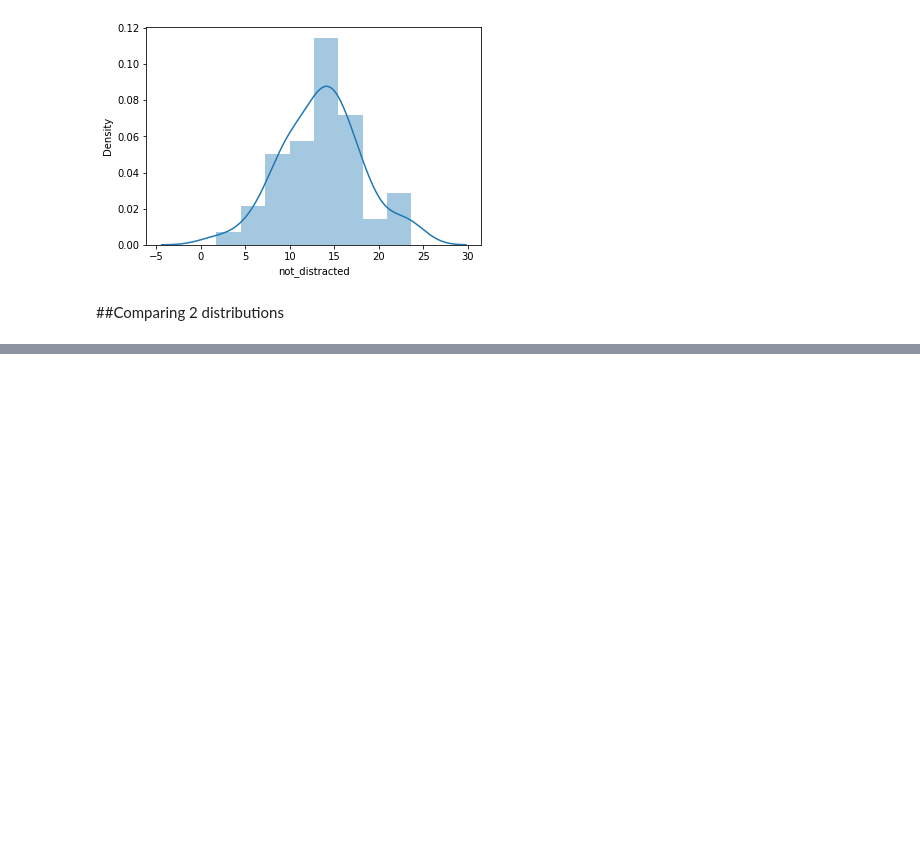
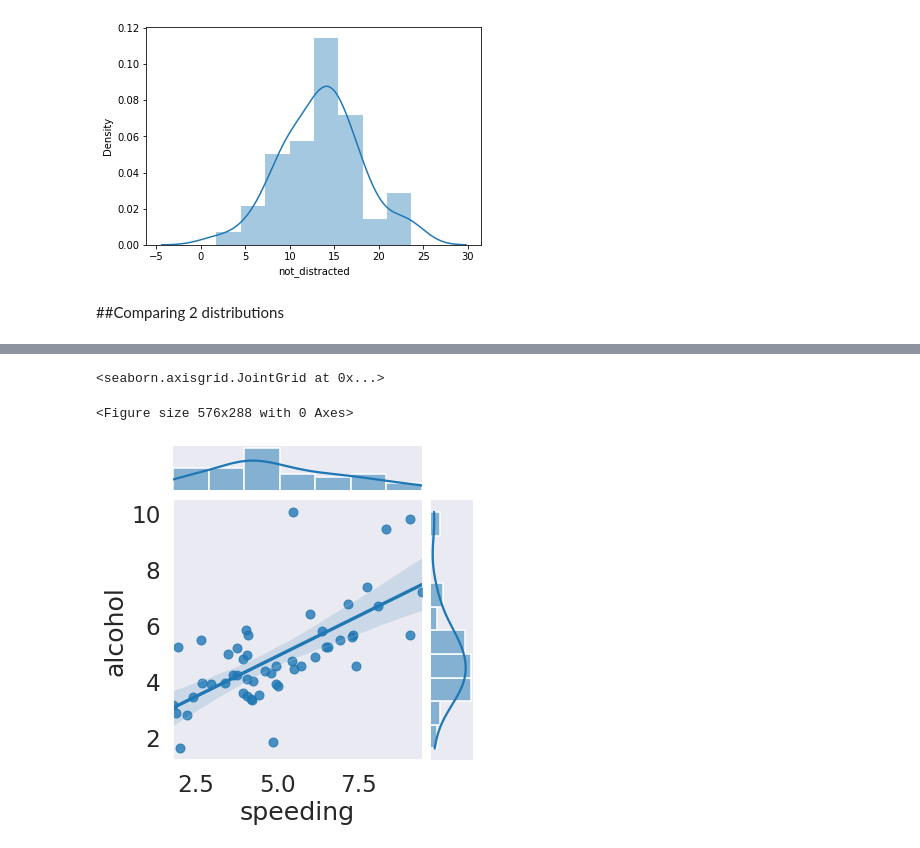
Before and after one commit to yagnik99/Daily-Basic-Coding, a Jupyter notebook: Seaborn.ipynb, the cells around one changed output, grey strips where cells are left out. Cells and saved outputs as stored; diff of their text form; code cells hidden in the pictures; blank space fills up the shorter version.

```diff
--- a/Seaborn.ipynb
+++ b/Seaborn.ipynb
@@ -51,0 +78,11 @@ sns.jointplot(x = 'speeding', y= 'alcohol', data = crash_df, kind = 'reg')    #
+# %%
+sns.set_style('dark')   # To set dark grid, can also set to white, whitegrid, dark and ticks
+plt.figure(figsize = (8,4)) # To change fig size
+
+sns.set_context('talk', font_scale=1.4)  # To set context and text, can have paper, talk, poster.
+
+sns.jointplot(x='speeding', y='alcohol', data=crash_df, kind='reg')
+# %% [output]
+<seaborn.axisgrid.JointGrid at 0x...>
+<Figure size 576x288 with 0 Axes>
+[figure, added]
```
Also changed, not shown: parts of 28 cells of this notebook.
